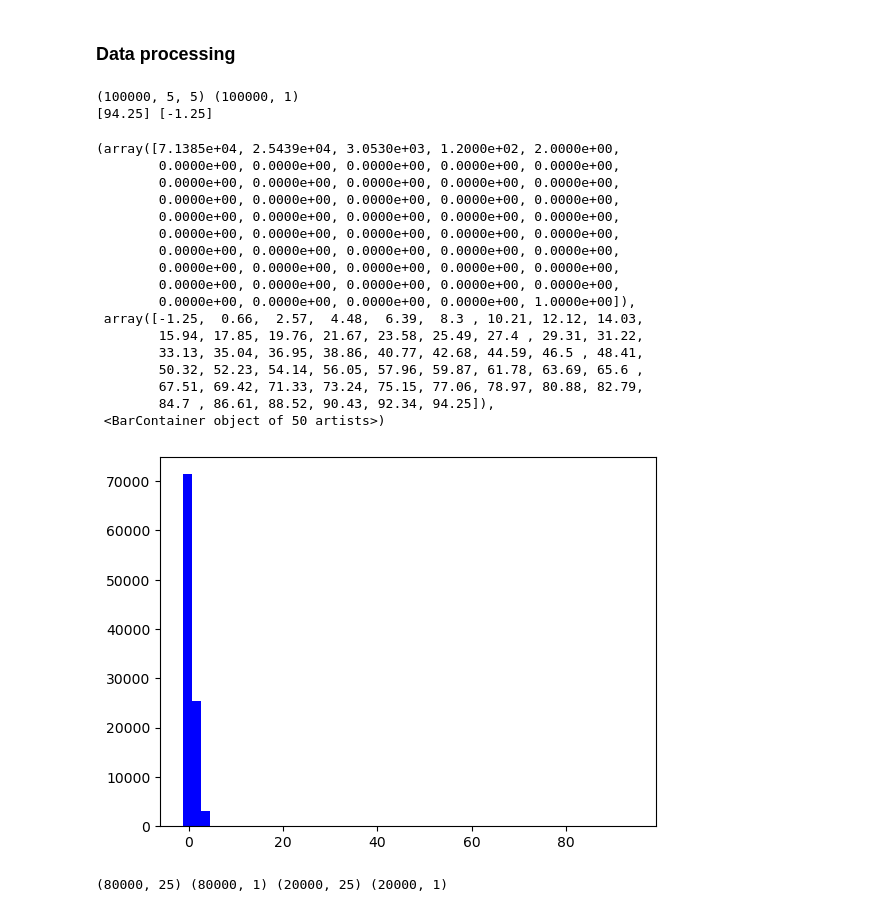
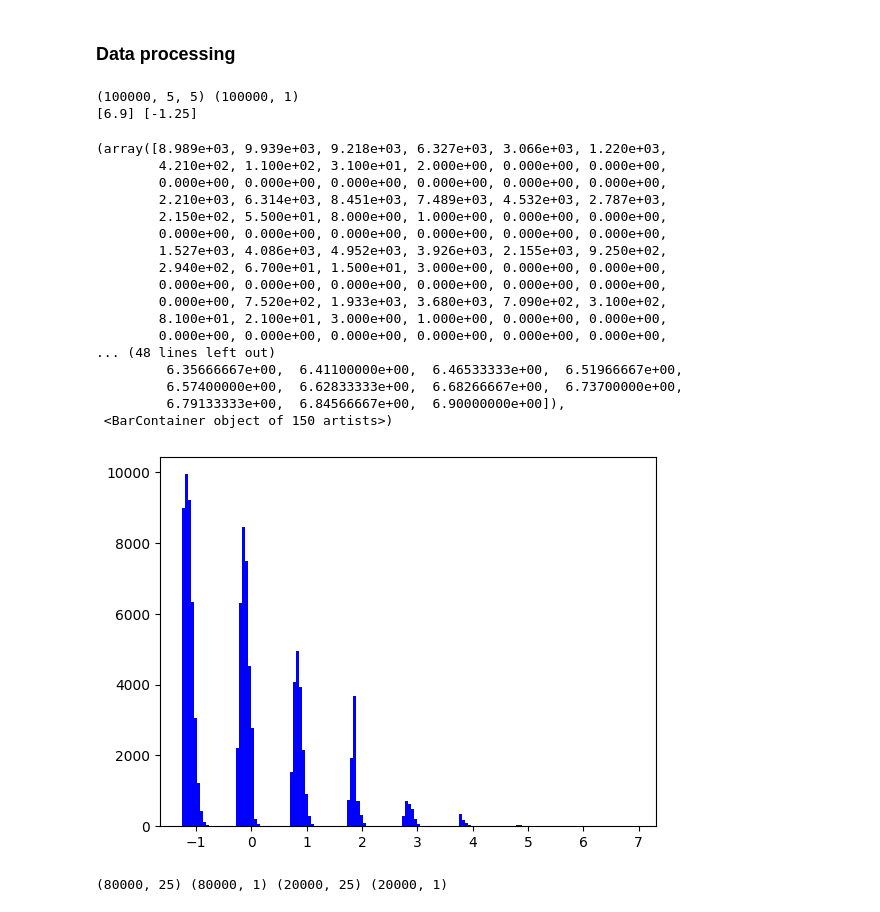
Before and after one commit to Mattheex/FactorioAI, a Jupyter notebook: CNN/jupyter.ipynb, the cells around one changed output. Saved outputs shown, nothing was run; the diff lists cells and outputs as text; code cells hidden in the pictures.

```diff
--- a/CNN/jupyter.ipynb
+++ b/CNN/jupyter.ipynb
@@ -56,8 +56,11 @@ def parse_data(file):
                 reward = line.split("=")[1]
             else:
                 index_board += line + "\n"
-        inputs.append(str_to_array(index_board))
-        outputs.append(float(reward))
+        grid_array = str_to_array(index_board)
+        b.board_from_index(grid_array)
+        r = b.total_reward()
+        inputs.append(grid_array)
+        outputs.append(float(r))
     return np.array(inputs), np.array(outputs).reshape(-1, 1)
 
 X, y = parse_data("game.txt")
@@ -65,30 +68,30 @@ print(X.shape, y.shape)
 print(max(y), min(y))
 # %% [output]
 (100000, 5, 5) (100000, 1)
-[94.25] [-1.25]
+[6.9] [-1.25]
 # %%
 import matplotlib.pyplot as plt
 
-plt.hist(y, bins=50, color='blue')
+plt.hist(y, bins=150, color='blue')
 # %% [output]
-(array([7.1385e+04, 2.5439e+04, 3.0530e+03, 1.2000e+02, 2.0000e+00,
-        0.0000e+00, 0.0000e+00, 0.0000e+00, 0.0000e+00, 0.0000e+00,
-        0.0000e+00, 0.0000e+00, 0.0000e+00, 0.0000e+00, 0.0000e+00,
-        0.0000e+00, 0.0000e+00, 0.0000e+00, 0.0000e+00, 0.0000e+00,
-        0.0000e+00, 0.0000e+00, 0.0000e+00, 0.0000e+00, 0.0000e+00,
-        0.0000e+00, 0.0000e+00, 0.0000e+00, 0.0000e+00, 0.0000e+00,
-        0.0000e+00, 0.0000e+00, 0.0000e+00, 0.0000e+00, 0.0000e+00,
-        0.0000e+00, 0.0000e+00, 0.0000e+00, 0.0000e+00, 0.0000e+00,
-        0.0000e+00, 0.0000e+00, 0.0000e+00, 0.0000e+00, 0.0000e+00,
-        0.0000e+00, 0.0000e+00, 0.0000e+00, 0.0000e+00, 1.0000e+00]),
- array([-1.25,  0.66,  2.57,  4.48,  6.39,  8.3 , 10.21, 12.12, 14.03,
-        15.94, 17.85, 19.76, 21.67, 23.58, 25.49, 27.4 , 29.31, 31.22,
-        33.13, 35.04, 36.95, 38.86, 40.77, 42.68, 44.59, 46.5 , 48.41,
-        50.32, 52.23, 54.14, 56.05, 57.96, 59.87, 61.78, 63.69, 65.6 ,
-        67.51, 69.42, 71.33, 73.24, 75.15, 77.06, 78.97, 80.88, 82.79,
-        84.7 , 86.61, 88.52, 90.43, 92.34, 94.25]),
- <BarContainer object of 50 artists>)
+(array([8.989e+03, 9.939e+03, 9.218e+03, 6.327e+03, 3.066e+03, 1.220e+03,
+        4.210e+02, 1.100e+02, 3.100e+01, 2.000e+00, 0.000e+00, 0.000e+00,
+        0.000e+00, 0.000e+00, 0.000e+00, 0.000e+00, 0.000e+00, 0.000e+00,
+        2.210e+03, 6.314e+03, 8.451e+03, 7.489e+03, 4.532e+03, 2.787e+03,
+        2.150e+02, 5.500e+01, 8.000e+00, 1.000e+00, 0.000e+00, 0.000e+00,
+        0.000e+00, 0.000e+00, 0.000e+00, 0.000e+00, 0.000e+00, 0.000e+00,
+        1.527e+03, 4.086e+03, 4.952e+03, 3.926e+03, 2.155e+03, 9.250e+02,
+        2.940e+02, 6.700e+01, 1.500e+01, 3.000e+00, 0.000e+00, 0.000e+00,
+        0.000e+00, 0.000e+00, 0.000e+00, 0.000e+00, 0.000e+00, 0.000e+00,
+        0.000e+00, 7.520e+02, 1.933e+03, 3.680e+03, 7.090e+02, 3.100e+02,
+        8.100e+01, 2.100e+01, 3.000e+00, 1.000e+00, 0.000e+00, 0.000e+00,
+        0.000e+00, 0.000e+00, 0.000e+00, 0.000e+00, 0.000e+00, 0.000e+00,
+... (48 lines left out)
+         6.35666667e+00,  6.41100000e+00,  6.46533333e+00,  6.51966667e+00,
+         6.57400000e+00,  6.62833333e+00,  6.68266667e+00,  6.73700000e+00,
+         6.79133333e+00,  6.84566667e+00,  6.90000000e+00]),
+ <BarContainer object of 150 artists>)
-[figure, old version]
+[figure, new version]
 # %%
 from sklearn.model_selection import train_test_split
 from sklearn.preprocessing import MinMaxScaler
```
Also changed, not shown: parts of 9 cells of this notebook, 8 other files.
